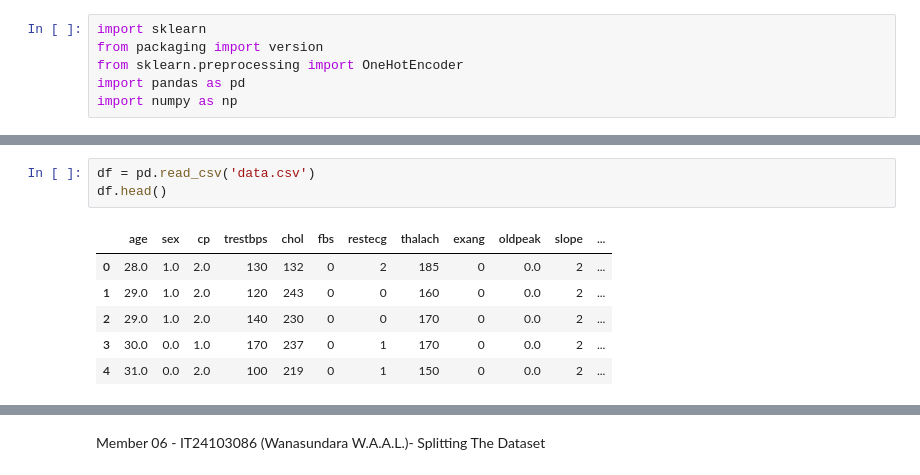
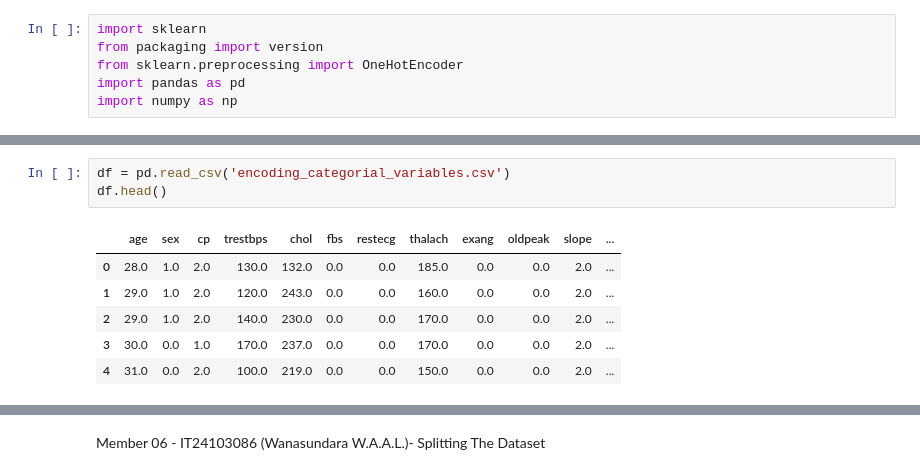
Before and after one commit to Muhammed-Shaahidh/Heart_Attack_Prediction, a Jupyter notebook: Group_34_PipeLine/Heart_Attack_Prediction_G_34.ipynb, the cells around one changed output, grey strips where cells are left out. Drawn from its saved outputs; the diff is of its cells as text.

```diff
--- a/Group_34_PipeLine/Heart_Attack_Prediction_G_34.ipynb
+++ b/Group_34_PipeLine/Heart_Attack_Prediction_G_34.ipynb
@@ -243,13 +252,13 @@ Member 05 - IT24610823 (Shaahidh M.W.M) - Normalizaton/Scaling
 # %%
-df = pd.read_csv('data.csv')
+df = pd.read_csv('encoding_categorial_variables.csv')
 df.head()
 # %% [output]
 |  | age | sex | cp | trestbps | chol | fbs | restecg | thalach | exang | oldpeak | slope | ... |
-| 0 | 28.0 | 1.0 | 2.0 | 130 | 132 | 0 | 2 | 185 | 0 | 0.0 | 2 | ... |
-| 1 | 29.0 | 1.0 | 2.0 | 120 | 243 | 0 | 0 | 160 | 0 | 0.0 | 2 | ... |
-| 2 | 29.0 | 1.0 | 2.0 | 140 | 230 | 0 | 0 | 170 | 0 | 0.0 | 2 | ... |
-| 3 | 30.0 | 0.0 | 1.0 | 170 | 237 | 0 | 1 | 170 | 0 | 0.0 | 2 | ... |
-| 4 | 31.0 | 0.0 | 2.0 | 100 | 219 | 0 | 1 | 150 | 0 | 0.0 | 2 | ... |
+| 0 | 28.0 | 1.0 | 2.0 | 130.0 | 132.0 | 0.0 | 0.0 | 185.0 | 0.0 | 0.0 | 2.0 | ... |
+| 1 | 29.0 | 1.0 | 2.0 | 120.0 | 243.0 | 0.0 | 0.0 | 160.0 | 0.0 | 0.0 | 2.0 | ... |
+| 2 | 29.0 | 1.0 | 2.0 | 140.0 | 230.0 | 0.0 | 0.0 | 170.0 | 0.0 | 0.0 | 2.0 | ... |
+| 3 | 30.0 | 0.0 | 1.0 | 170.0 | 237.0 | 0.0 | 0.0 | 170.0 | 0.0 | 0.0 | 2.0 | ... |
+| 4 | 31.0 | 0.0 | 2.0 | 100.0 | 219.0 | 0.0 | 0.0 | 150.0 | 0.0 | 0.0 | 2.0 | ... |
 # %%
 #Drop target column
 df = df.rename(columns = {"num       " : "target"})
```
Also changed, not shown: parts of 17 cells of this notebook.
